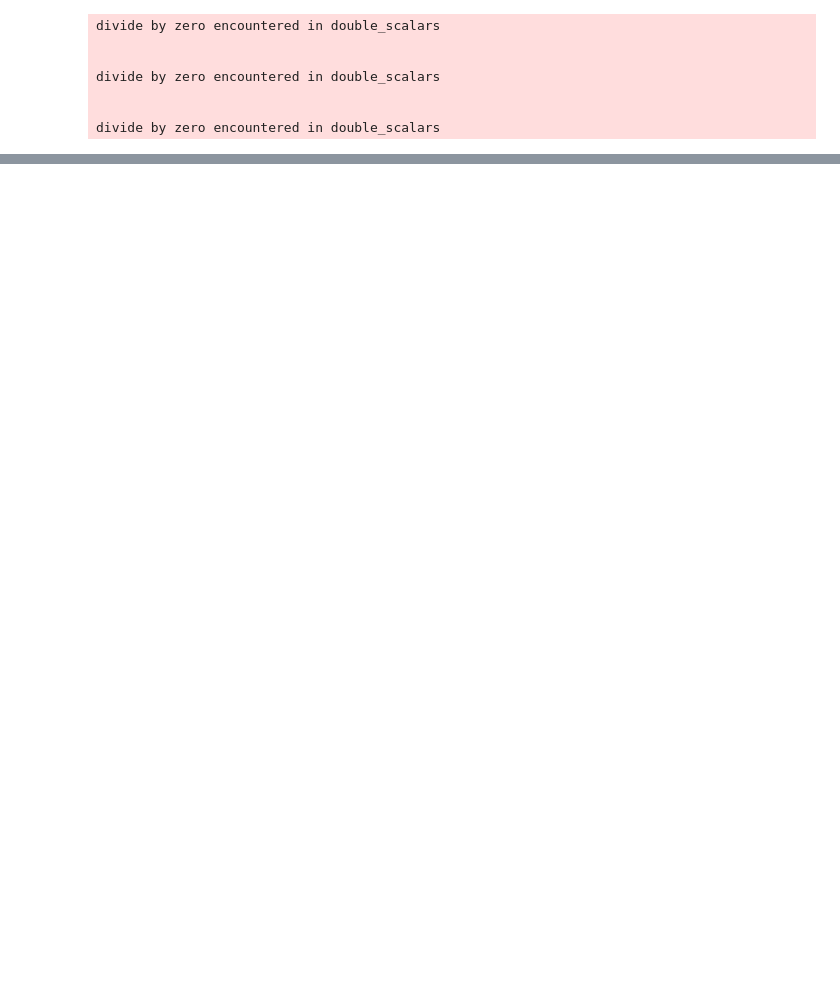
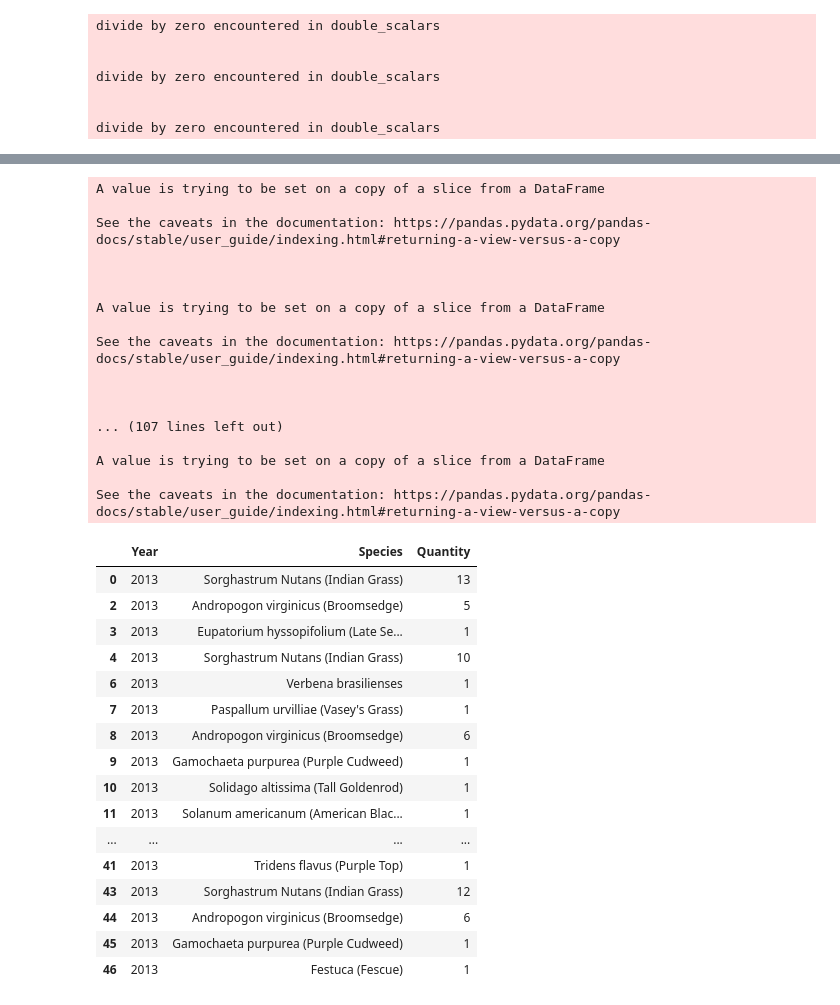
Before and after one commit to Pryzzm/PanoRestoration, a Jupyter notebook: MainAnalysis.ipynb, the cells around one changed output, grey strips where cells are left out. Cells and saved outputs as stored; diff of their text form; code cells hidden in the pictures; blank space fills up the shorter version.

```diff
--- a/MainAnalysis.ipynb
+++ b/MainAnalysis.ipynb
@@ -797,0 +931,49 @@ recapTrendFig.show()
+# %%
+butterflyDFS = [butterfly78, butterfly05, butterfly06, butterfly07, butterfly08,
+                butterfly09, butterfly10, butterfly11, butterfly12, butterfly13,
+                butterfly14, butterfly15, butterfly16, butterfly17, butterfly18,
+                butterfly19, butterfly20, butterfly21, butterfly22]
+for i in butterflyDFS:
+    i.drop(["Common Name", "Life Stage", "Sighting Notes"], axis=1, inplace=True)
+    i.rename(columns={"Scientific Name": "Species", "Quantity Seen": "Quantity"})
+
+plants07.drop(["Transect", "Scientific Name", "Common Name"], axis=1, inplace=True)
+plants07.rename(columns={"#'s":"Quantity"})
+plants13.drop(["Transect", "Scientific Name", "Common Name"], axis=1, inplace=True)
+plants13.rename(columns={"#'s":"Quantity"})
+#All prepr is done for Shannon Anlysis
+# %% [output]
+A value is trying to be set on a copy of a slice from a DataFrame
+
+See the caveats in the documentation: https://pandas.pydata.org/pandas-docs/stable/user_guide/indexing.html#returning-a-view-versus-a-copy
+
+
+
+A value is trying to be set on a copy of a slice from a DataFrame
+
+See the caveats in the documentation: https://pandas.pydata.org/pandas-docs/stable/user_guide/indexing.html#returning-a-view-versus-a-copy
+
+
+
+... (107 lines left out)
+
+A value is trying to be set on a copy of a slice from a DataFrame
+
+See the caveats in the documentation: https://pandas.pydata.org/pandas-docs/stable/user_guide/indexing.html#returning-a-view-versus-a-copy
+|  | Year | Species | Quantity |
+| 0 | 2013 | Sorghastrum Nutans (Indian Grass) | 13 |
+| 2 | 2013 | Andropogon virginicus (Broomsedge) | 5 |
+| 3 | 2013 | Eupatorium hyssopifolium (Late Se... | 1 |
+| 4 | 2013 | Sorghastrum Nutans (Indian Grass) | 10 |
+| 6 | 2013 | Verbena brasilienses | 1 |
+| 7 | 2013 | Paspallum urvilliae (Vasey's Grass) | 1 |
+| 8 | 2013 | Andropogon virginicus (Broomsedge) | 6 |
+| 9 | 2013 | Gamochaeta purpurea (Purple Cudweed) | 1 |
+| 10 | 2013 | Solidago altissima (Tall Goldenrod) | 1 |
+| 11 | 2013 | Solanum americanum (American Blac... | 1 |
+| ... | ... | ... | ... |
+| 41 | 2013 | Tridens flavus (Purple Top) | 1 |
+| 43 | 2013 | Sorghastrum Nutans (Indian Grass) | 12 |
+| 44 | 2013 | Andropogon virginicus (Broomsedge) | 6 |
+| 45 | 2013 | Gamochaeta purpurea (Purple Cudweed) | 1 |
+| 46 | 2013 | Festuca (Fescue) | 1 |
```
Also changed, not shown: parts of 13 cells of this notebook, 27 other files.
